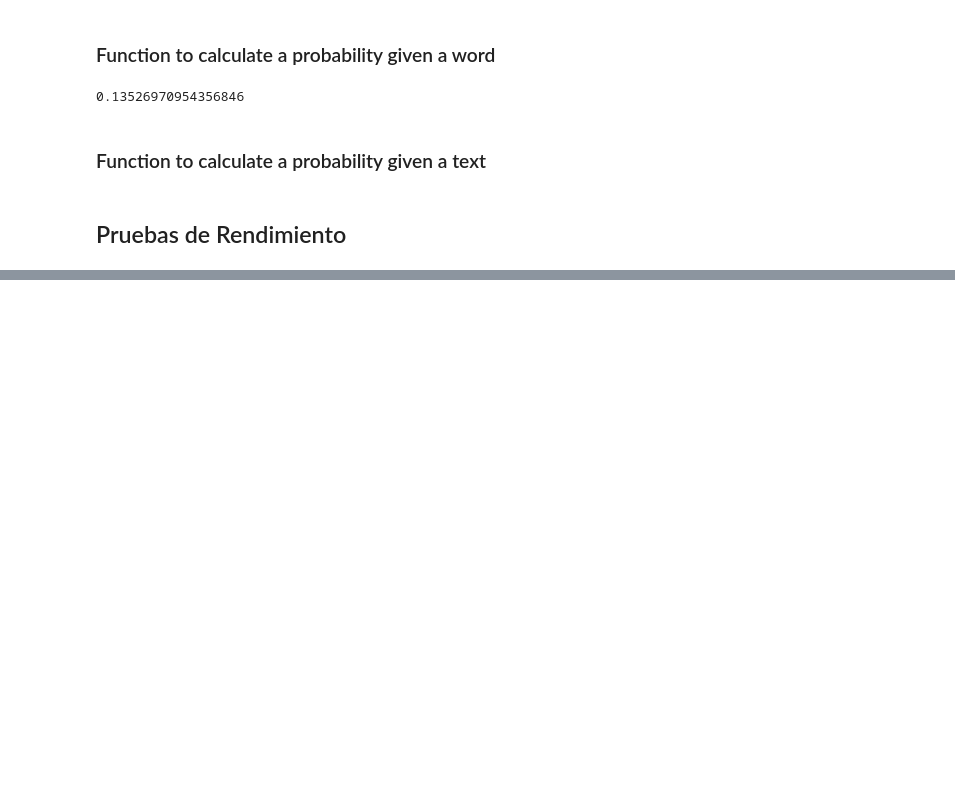
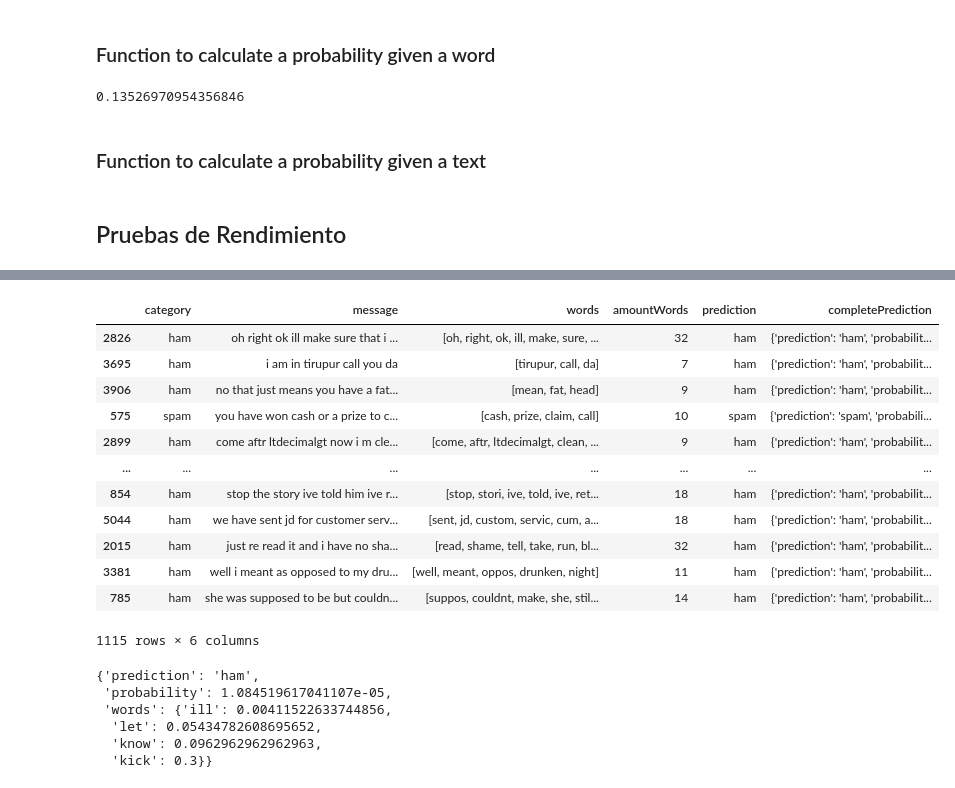
Before and after one commit to DiggsPapu/UVGIA, a Jupyter notebook: proyecto.ipynb, the cells around one changed output, grey strips where cells are left out. Saved outputs shown, nothing was run; the diff lists cells and outputs as text; code cells hidden in the pictures; blank space fills up the shorter version.

```diff
--- a/proyecto.ipynb
+++ b/proyecto.ipynb
@@ -72,7 +72,7 @@ datos.groupby(["category"])["amountWords"].describe()
 # %% [markdown]
 ### Delete tokens with any symbol that is not a character
 # %%
-datos["words"] = datos["words"].apply(lambda x: [word for word in x if not re.search(r'(\W+|[0-9])', word)])
+datos["words"] = datos["words"].apply(lambda x: [word for word in x if not re.search(r'(\W+)', word)])
 datos
 # %% [output]
 |  | category | message | words | amountWords |
@@ -269,0 +302,52 @@ def probabilityGivenText(text):
+# %%
+def predictionTest(text):
+    if type(text)!= list:
+        # Tokenize & clean text
+        text = nltk.tokenize.word_tokenize(re.sub(r'[^a-zA-Z ]', '', text.lower()))
+    # Create the response result
+    result = {"prediction":"ham"}
+    # Get the probability given the text
+    result["probability"] = probabilityGivenText(text)
+    # Set keys to check if all words are recognized
+    keys = list(spamDictionary.keys())
+    # In case is bigger than 0.5 => is spam else ham
+    if result["probability"]>0.5:
+        result["prediction"] = "spam"
+    else:
+        result["prediction"] = "ham"
+    # Get all words unknown and known probabilities
+    probabilityByWord = {}
+    for word in text:
+        if word in keys:
+            probabilityByWord[word] = probabilityGivenAWord(word)
+        else:
+            probabilityByWord[word] = "Unknown Word"
+    result["words"] = probabilityByWord
+    return result
+# %%
+test["prediction"] = test["words"].apply(lambda text: predictionTest(text)["prediction"])
+test["completePrediction"] = test["words"].apply(lambda text: predictionTest(text))
+test
+# %% [output]
+|  | category | message | words | amountWords | prediction | completePrediction |
+| 2826 | ham | oh right ok ill make sure that i ... | [oh, right, ok, ill, make, sure, ... | 32 | ham | {'prediction': 'ham', 'probabilit... |
+| 3695 | ham | i am in tirupur call you da | [tirupur, call, da] | 7 | ham | {'prediction': 'ham', 'probabilit... |
+| 3906 | ham | no that just means you have a fat... | [mean, fat, head] | 9 | ham | {'prediction': 'ham', 'probabilit... |
+| 575 | spam | you have won cash or a prize to c... | [cash, prize, claim, call] | 10 | spam | {'prediction': 'spam', 'probabili... |
+| 2899 | ham | come aftr ltdecimalgt now i m cle... | [come, aftr, ltdecimalgt, clean, ... | 9 | ham | {'prediction': 'ham', 'probabilit... |
+| ... | ... | ... | ... | ... | ... | ... |
+| 854 | ham | stop the story ive told him ive r... | [stop, stori, ive, told, ive, ret... | 18 | ham | {'prediction': 'ham', 'probabilit... |
+| 5044 | ham | we have sent jd for customer serv... | [sent, jd, custom, servic, cum, a... | 18 | ham | {'prediction': 'ham', 'probabilit... |
+| 2015 | ham | just re read it and i have no sha... | [read, shame, tell, take, run, bl... | 32 | ham | {'prediction': 'ham', 'probabilit... |
+| 3381 | ham | well i meant as opposed to my dru... | [well, meant, oppos, drunken, night] | 11 | ham | {'prediction': 'ham', 'probabilit... |
+| 785 | ham | she was supposed to be but couldn... | [suppos, couldnt, make, she, stil... | 14 | ham | {'prediction': 'ham', 'probabilit... |
+1115 rows × 6 columns
+# %%
+test.iloc[854]["completePrediction"]
+# %% [output]
+{'prediction': 'ham',
+ 'probability': 1.084519617041107e-05,
+ 'words': {'ill': 0.00411522633744856,
+  'let': 0.05434782608695652,
+  'know': 0.0962962962962963,
+  'kick': 0.3}}
```
Also changed, not shown: parts of 8 cells of this notebook.
